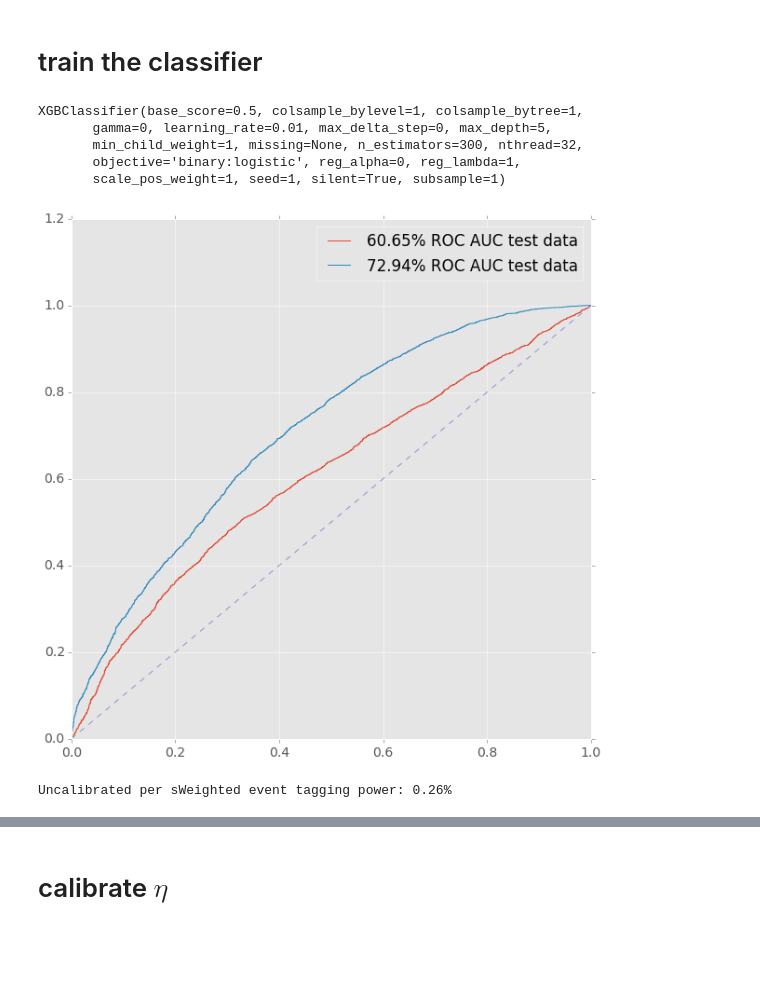
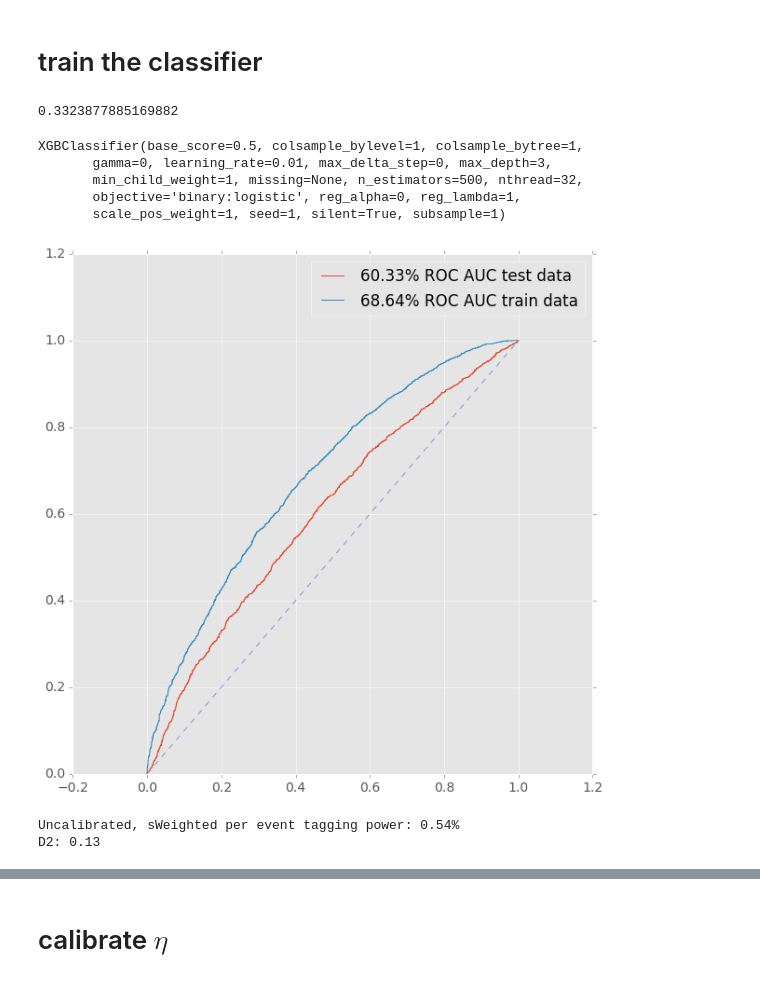
Before and after one commit to bixel/fttrainer, a Jupyter notebook: muon-training.ipynb, the cells around one changed output, grey strips where cells are left out. Cells and saved outputs as stored; diff of their text form; code cells hidden in the pictures; blank space fills up the shorter version.

```diff
--- a/muon-training.ipynb
+++ b/muon-training.ipynb
@@ -164,14 +229,19 @@ Efficiency 7.022%
+# %%
+np.sum(test_weights * (test_labels == False)) / get_event_number(test_data)
+# %% [output]
+0.3323877885169882
 # %%
-xgb_model = XGBClassifier(max_depth=5, n_estimators=300, learning_rate=0.01, nthread=32, seed=1)
+xgb_model = XGBClassifier(max_depth=3, n_estimators=500, learning_rate=0.01, nthread=32, seed=1)
 # %%
 # train with sWeights > 0 data
-xgb_model.fit(train_data[train_weights > 0][classic_MVA_features],
-              train_labels[train_weights > 0],
-              sample_weight=train_weights[train_weights > 0])
+sWeight_cut = train_weights > -1000
+xgb_model.fit(train_data[sWeight_cut][classic_MVA_features],
+              train_labels[sWeight_cut],
+              sample_weight=train_weights[sWeight_cut])
 # %% [output]
 XGBClassifier(base_score=0.5, colsample_bylevel=1, colsample_bytree=1,
-       gamma=0, learning_rate=0.01, max_delta_step=0, max_depth=5,
-       min_child_weight=1, missing=None, n_estimators=300, nthread=32,
+       gamma=0, learning_rate=0.01, max_delta_step=0, max_depth=3,
+       min_child_weight=1, missing=None, n_estimators=500, nthread=32,
        objective='binary:logistic', reg_alpha=0, reg_lambda=1,
        scale_pos_weight=1, seed=1, silent=True, subsample=1)
 # %%
@@ -185,14 +255,14 @@ auc_score_train = roc_auc_score(train_labels, probas_train, sample_weight=train_
 # %%
 # plot both
 plt.figure(figsize=(10, 10))
 plt.plot(*roc_curve(test_labels, probas, sample_weight=test_weights)[:2],
          label='{:2.2f}% ROC AUC test data'.format(100 * auc_score))
 plt.plot(*roc_curve(train_labels, xgb_model.predict_proba(train_data[classic_MVA_features])[:, 1],
-                    sample_weight=test_weights)[:2],
-         label='{:2.2f}% ROC AUC test data'.format(100 * auc_score_train))
+                    sample_weight=train_weights)[:2],
+         label='{:2.2f}% ROC AUC train data'.format(100 * auc_score_train))
 plt.plot([0, 1], '--')
 plt.legend(loc='best')
 plt.show()
 # %% [output]
-[figure, old version]
+[figure, new version]
 # %%
@@ -208,8 +281,10 @@ def tagging_power_score(y_true, y_score, sample_size, sample_weight=None):
 # %%
-power_score = tagging_power_score(test_labels, probas, get_event_number(df), sample_weight=test_weights)
-print('Uncalibrated per sWeighted event tagging power: {:.2f}%'.format(100 * power_score))
+power_score = tagging_power_score(test_labels, probas, 0.5 * get_event_number(df), sample_weight=test_weights)
+d2 = d2_score(probas, sample_weight=test_weights)
+print('Uncalibrated, sWeighted per event tagging power: {:.2f}%\nD2: {:.2f}'.format(100 * power_score, d2))
 # %% [output]
-Uncalibrated per sWeighted event tagging power: 0.26%
+Uncalibrated, sWeighted per event tagging power: 0.54%
+D2: 0.13
 # %%
 def error_hist(x, bins=30, normed=False, weights=None, density=None, fmt='.', **kwargs):
     y, bin_edges = np.histogram(x, bins=bins, normed=normed, weights=weights, density=density)
```
Also changed, not shown: parts of 26 cells of this notebook.
